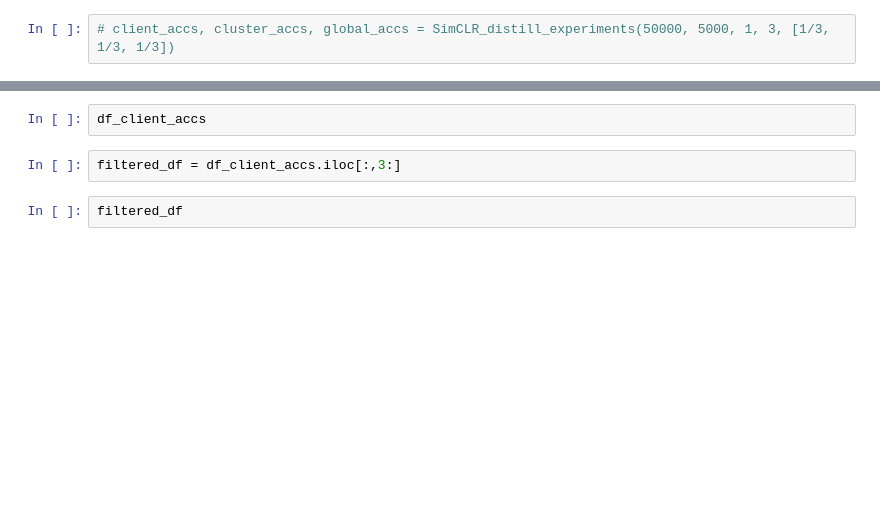
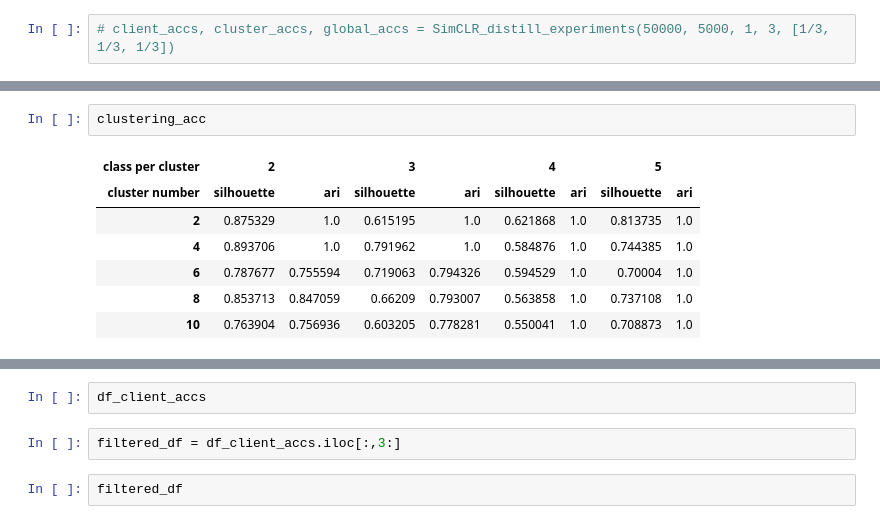
Before and after one commit to yangbaechu/FD-with-Label-Based-Group-Structure, a Jupyter notebook: FedCD.ipynb, the cells around one changed output, grey strips where cells are left out. Drawn from its saved outputs; the diff is of its cells as text; blank space fills up the shorter version.

```diff
--- a/FedCD.ipynb
+++ b/FedCD.ipynb
@@ -723 +633,11 @@ label_predicted:          0       1       2       3       4       5       6
 ... (29 outputs left out)
+# %%
+clustering_acc
+# %% [output]
+| class per cluster | 2 |  | 3 |  | 4 |  | 5 |  |
+| cluster number | silhouette | ari | silhouette | ari | silhouette | ari | silhouette | ari |
+| 2 | 0.875329 | 1.0 | 0.615195 | 1.0 | 0.621868 | 1.0 | 0.813735 | 1.0 |
+| 4 | 0.893706 | 1.0 | 0.791962 | 1.0 | 0.584876 | 1.0 | 0.744385 | 1.0 |
+| 6 | 0.787677 | 0.755594 | 0.719063 | 0.794326 | 0.594529 | 1.0 | 0.70004 | 1.0 |
+| 8 | 0.853713 | 0.847059 | 0.66209 | 0.793007 | 0.563858 | 1.0 | 0.737108 | 1.0 |
+| 10 | 0.763904 | 0.756936 | 0.603205 | 0.778281 | 0.550041 | 1.0 | 0.708873 | 1.0 |
```
Also changed, not shown: parts of 20 cells of this notebook, 1 other file.
